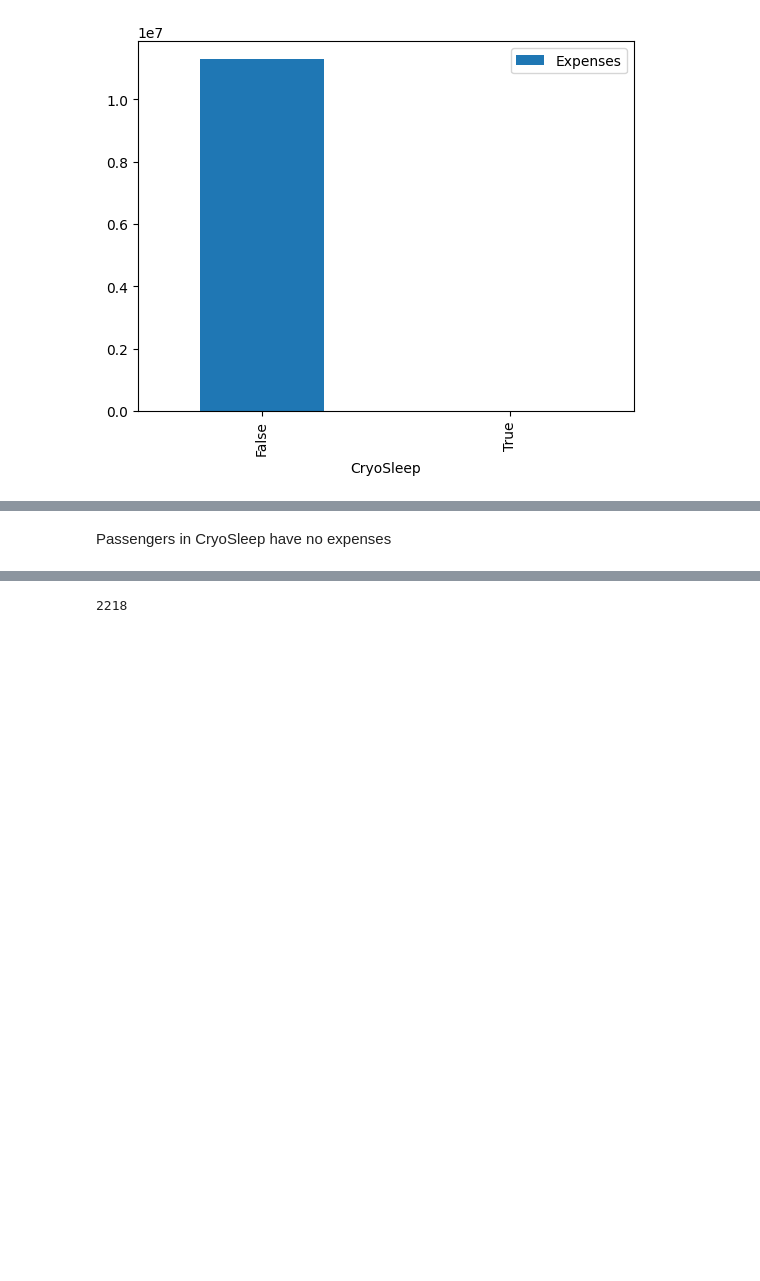
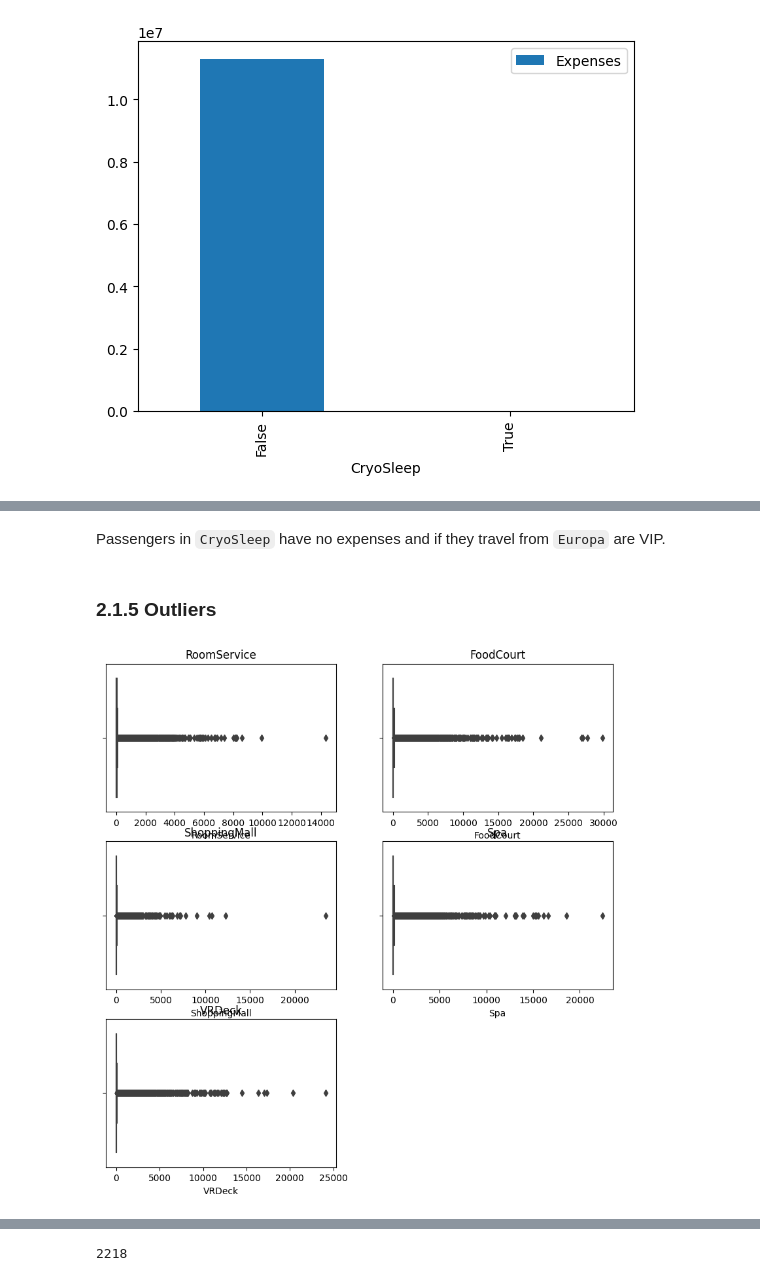
Before and after one commit to Przemek9110/spaceship-titanic, a Jupyter notebook: spaceship_titanic.ipynb, the cells around one changed output, grey strips where cells are left out. Drawn from its saved outputs; the diff is of its cells as text; code cells hidden in the pictures; blank space fills up the shorter version.

```diff
--- a/spaceship_titanic.ipynb
+++ b/spaceship_titanic.ipynb
@@ -307,0 +274,8 @@ As we can see on `Age` and `HomePlanet` charts, the specific account information
+# %%
+EXPENSES_COLUMNS = ['RoomService','FoodCourt','ShoppingMall','Spa','VRDeck']
+def combine_expenses(df):
+    df['Expenses'] = 0
+    for column in EXPENSES_COLUMNS:
+        df['Expenses'] = df['Expenses'] + df[column]
+    #temp.drop(EXPENSES_COLUMNS, axis=1, inplace=True)
+    return df
@@ -313,2 +309,12 @@ temp.groupby('CryoSleep')['Expenses'].sum().plot(kind='bar', legend=True)
 # %% [markdown]
-Passengers in CryoSleep have no expenses
+Passengers in `CryoSleep` have no expenses and if they travel from `Europa` are VIP.
+# %% [markdown]
+### **2.1.5 Outliers**
+# %%
+plt.figure(figsize=(10,10))
+for i, feature in enumerate(EXPENSES_COLUMNS):
+    plt.subplot(3,2,i+1)
+    sns.boxplot(x = temp[feature])
+    plt.title(feature)
+# %% [output]
+[figure, added]
```
Also changed, not shown: parts of 69 cells of this notebook.
